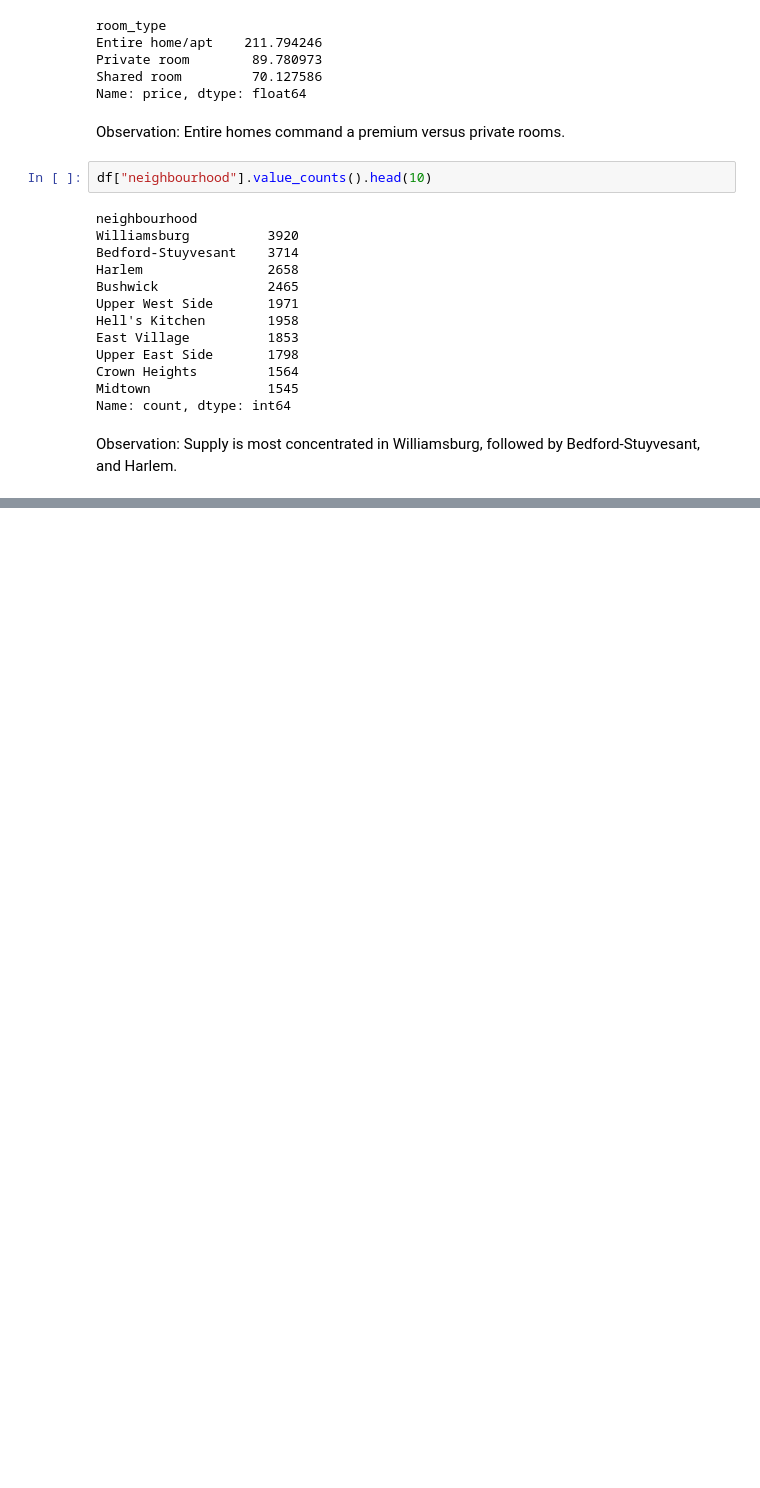
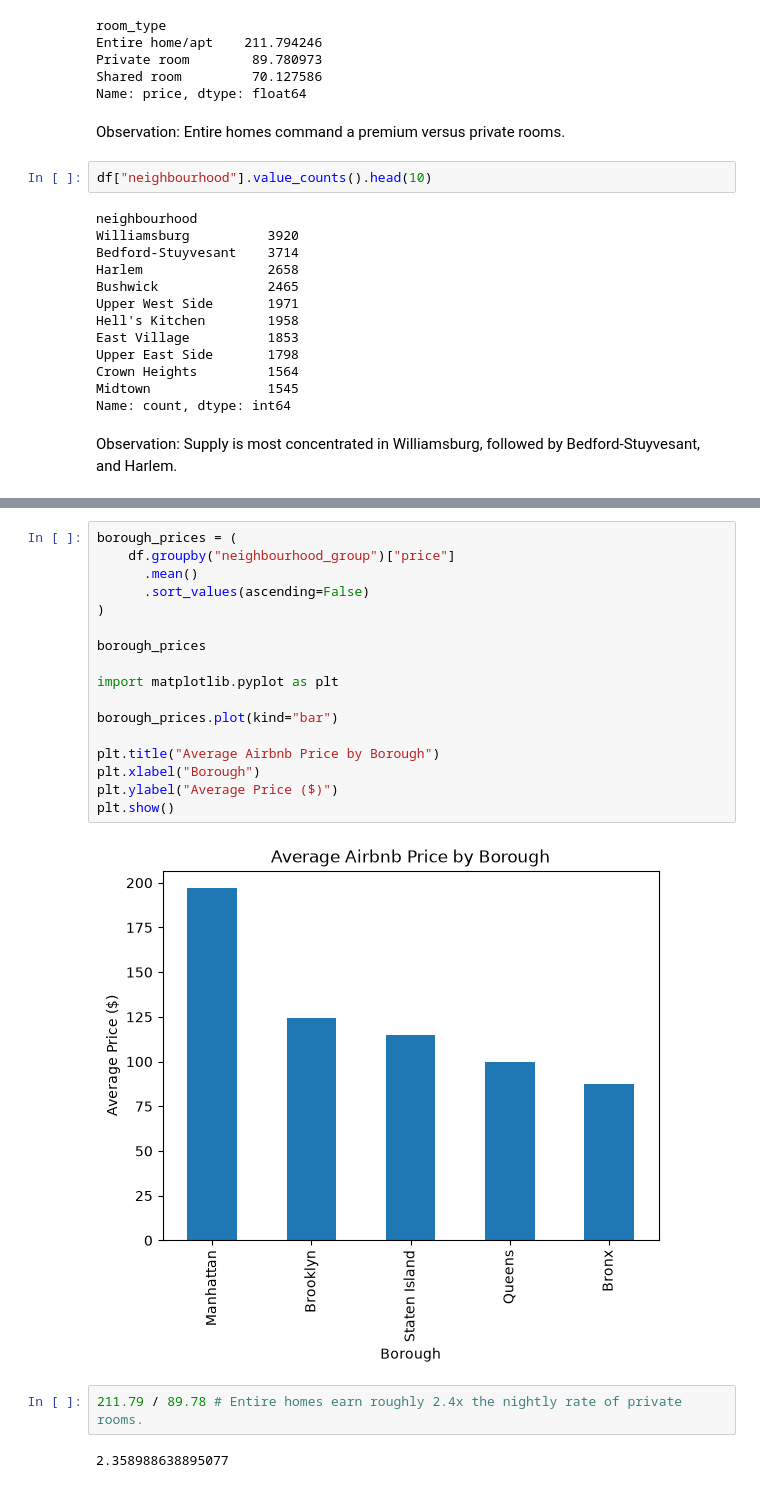
Before and after one commit to georgezeng316/data-portfolio, a Jupyter notebook: airbnb-analysis/notebooks/airbnb_analysis.ipynb, the cells around one changed output, grey strips where cells are left out. Cells and saved outputs as stored; diff of their text form; blank space fills up the shorter version.

Commit message:
Performed initial Airbnb exploratory analysis

```diff
--- a/airbnb-analysis/notebooks/airbnb_analysis.ipynb
+++ b/airbnb-analysis/notebooks/airbnb_analysis.ipynb
@@ -154,0 +209,23 @@ Supply is most concentrated in Williamsburg, followed by Bedford-Stuyvesant, and
+# %%
+borough_prices = (
+    df.groupby("neighbourhood_group")["price"]
+      .mean()
+      .sort_values(ascending=False)
+)
+
+borough_prices
+
+import matplotlib.pyplot as plt
+
+borough_prices.plot(kind="bar")
+
+plt.title("Average Airbnb Price by Borough")
+plt.xlabel("Borough")
+plt.ylabel("Average Price ($)")
+plt.show()
+# %% [output]
+[figure, added]
+# %%
+211.79 / 89.78 # Entire homes earn roughly 2.4x the nightly rate of private rooms.
+# %% [output]
+2.358988638895077
```
Also changed, not shown: parts of 7 cells of this notebook.
